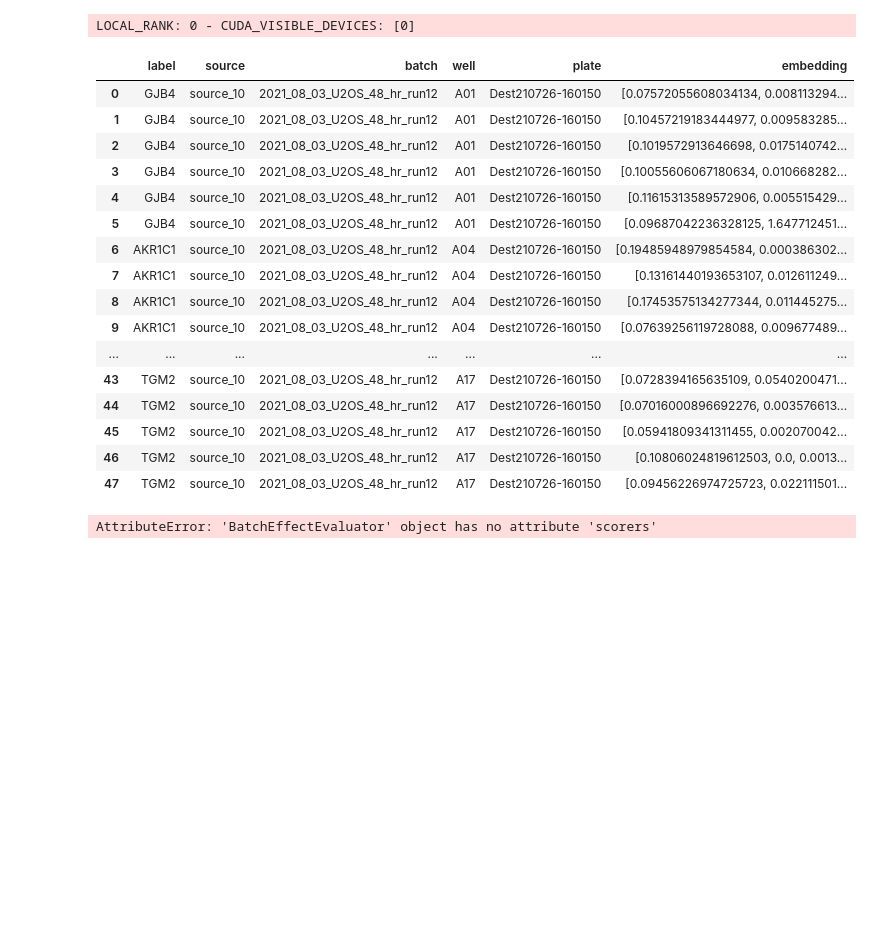
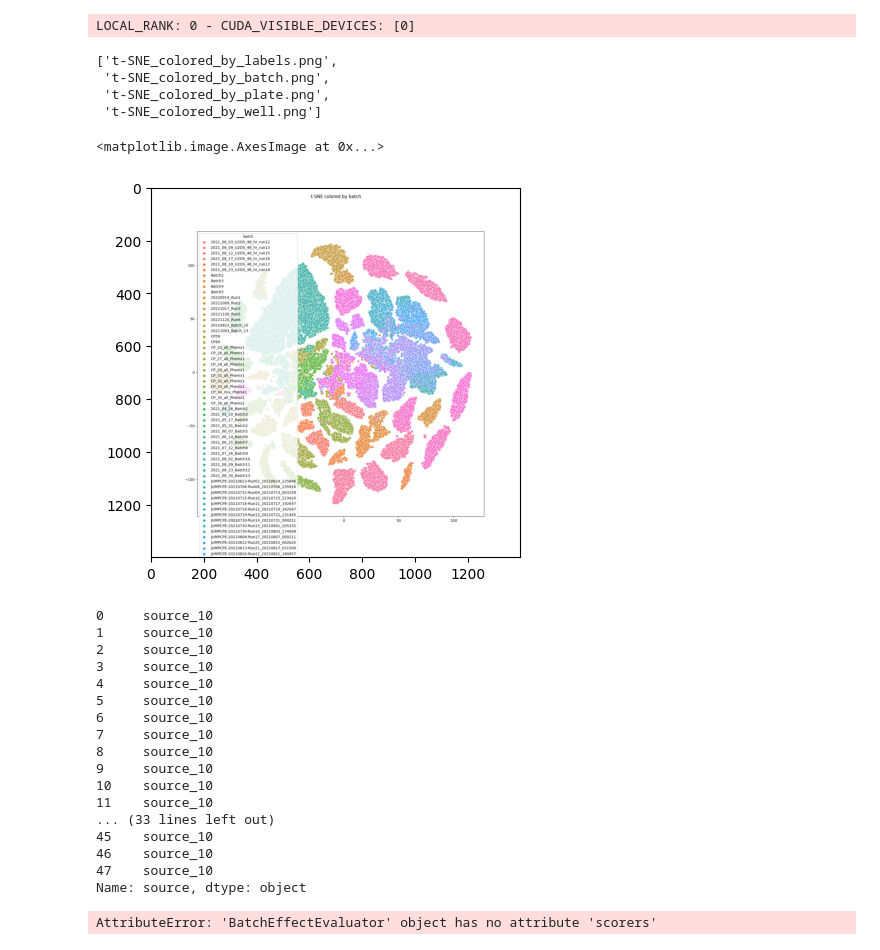
Before and after one commit to gwatkinson/jump_models, a Jupyter notebook: notebooks/2.4-gw-batch-effect-eval.ipynb, the cells around one changed output. Saved outputs shown, nothing was run; the diff lists cells and outputs as text; code cells hidden in the pictures; blank space fills up the shorter version.

```diff
--- a/notebooks/2.4-gw-batch-effect-eval.ipynb
+++ b/notebooks/2.4-gw-batch-effect-eval.ipynb
@@ -562,3 +562,11 @@ evaluator = BatchEffectEvaluator(
 evaluator.get_embeddings()
 # %% [output]
 LOCAL_RANK: 0 - CUDA_VISIBLE_DEVICES: [0]
+# %%
+plot_dir = "/mnt/2547d4d7-6732-4154-b0e1-17b0c1e0c565/Document-2/Projet2/Stage/workspace/cpjump1/jump/logs/train/runs/2023-09-14_19-26-01/eval/batch_effect/new"
+os.listdir(plot_dir)
+# %% [output]
+['t-SNE_colored_by_labels.png',
+ 't-SNE_colored_by_batch.png',
+ 't-SNE_colored_by_plate.png',
+ 't-SNE_colored_by_well.png']
@@ -565,23 +577,28 @@ LOCAL_RANK: 0 - CUDA_VISIBLE_DEVICES: [0]
+# %%
+plt.imshow(plt.imread(os.path.join(plot_dir, "t-SNE_colored_by_batch.png")))
+# %% [output]
+<matplotlib.image.AxesImage at 0x...>
+[figure, added]
 # %%
-evaluator.embeddings_df
+evaluator.embeddings_df["source"]
 # %% [output]
-|  | label | source | batch | well | plate | embedding |
-| 0 | GJB4 | source_10 | 2021_08_03_U2OS_48_hr_run12 | A01 | Dest210726-160150 | [0.07572055608034134, 0.008113294... |
-| 1 | GJB4 | source_10 | 2021_08_03_U2OS_48_hr_run12 | A01 | Dest210726-160150 | [0.10457219183444977, 0.009583285... |
-| 2 | GJB4 | source_10 | 2021_08_03_U2OS_48_hr_run12 | A01 | Dest210726-160150 | [0.1019572913646698, 0.0175140742... |
-| 3 | GJB4 | source_10 | 2021_08_03_U2OS_48_hr_run12 | A01 | Dest210726-160150 | [0.10055606067180634, 0.010668282... |
-| 4 | GJB4 | source_10 | 2021_08_03_U2OS_48_hr_run12 | A01 | Dest210726-160150 | [0.11615313589572906, 0.005515429... |
-| 5 | GJB4 | source_10 | 2021_08_03_U2OS_48_hr_run12 | A01 | Dest210726-160150 | [0.09687042236328125, 1.647712451... |
-| 6 | AKR1C1 | source_10 | 2021_08_03_U2OS_48_hr_run12 | A04 | Dest210726-160150 | [0.19485948979854584, 0.000386302... |
-| 7 | AKR1C1 | source_10 | 2021_08_03_U2OS_48_hr_run12 | A04 | Dest210726-160150 | [0.13161440193653107, 0.012611249... |
-| 8 | AKR1C1 | source_10 | 2021_08_03_U2OS_48_hr_run12 | A04 | Dest210726-160150 | [0.17453575134277344, 0.011445275... |
-| 9 | AKR1C1 | source_10 | 2021_08_03_U2OS_48_hr_run12 | A04 | Dest210726-160150 | [0.07639256119728088, 0.009677489... |
-| ... | ... | ... | ... | ... | ... | ... |
-| 43 | TGM2 | source_10 | 2021_08_03_U2OS_48_hr_run12 | A17 | Dest210726-160150 | [0.0728394165635109, 0.0540200471... |
-| 44 | TGM2 | source_10 | 2021_08_03_U2OS_48_hr_run12 | A17 | Dest210726-160150 | [0.07016000896692276, 0.003576613... |
-| 45 | TGM2 | source_10 | 2021_08_03_U2OS_48_hr_run12 | A17 | Dest210726-160150 | [0.05941809341311455, 0.002070042... |
-| 46 | TGM2 | source_10 | 2021_08_03_U2OS_48_hr_run12 | A17 | Dest210726-160150 | [0.10806024819612503, 0.0, 0.0013... |
-| 47 | TGM2 | source_10 | 2021_08_03_U2OS_48_hr_run12 | A17 | Dest210726-160150 | [0.09456226974725723, 0.022111501... |
+0     source_10
+1     source_10
+2     source_10
+3     source_10
+4     source_10
+5     source_10
+6     source_10
+7     source_10
+8     source_10
+9     source_10
+10    source_10
+11    source_10
+... (33 lines left out)
+45    source_10
+46    source_10
+47    source_10
+Name: source, dtype: object
 # %%
 evaluator.scorers["accuracy"]()
 # %% [output]
```
Also changed, not shown: parts of 2 cells of this notebook, 1 other file.
